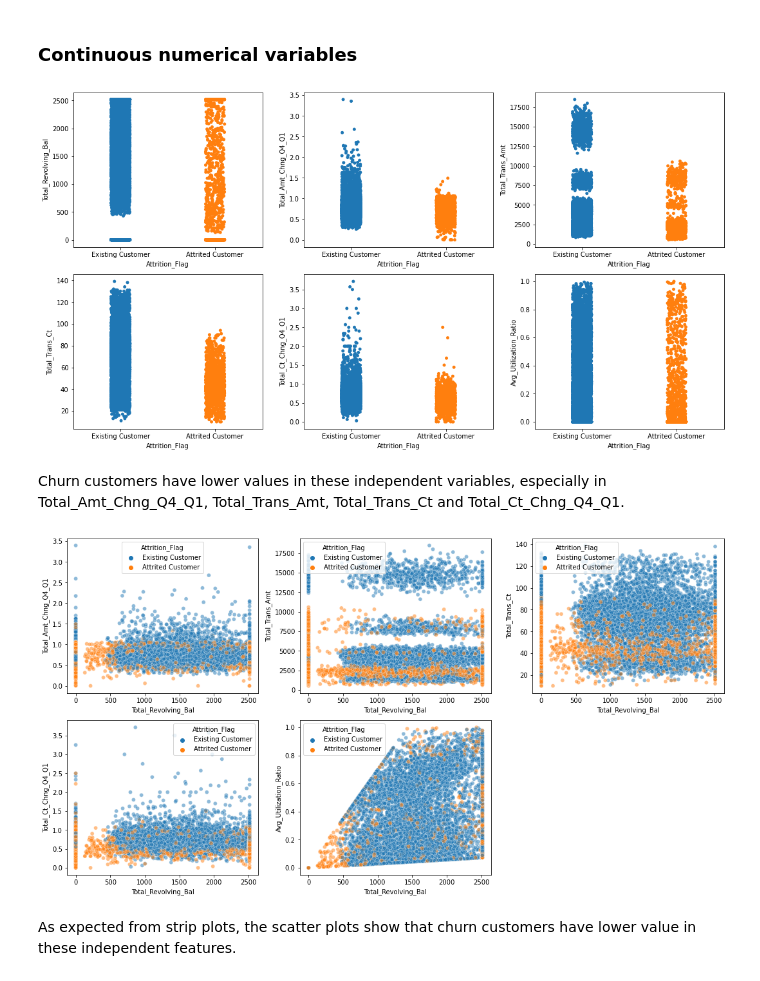
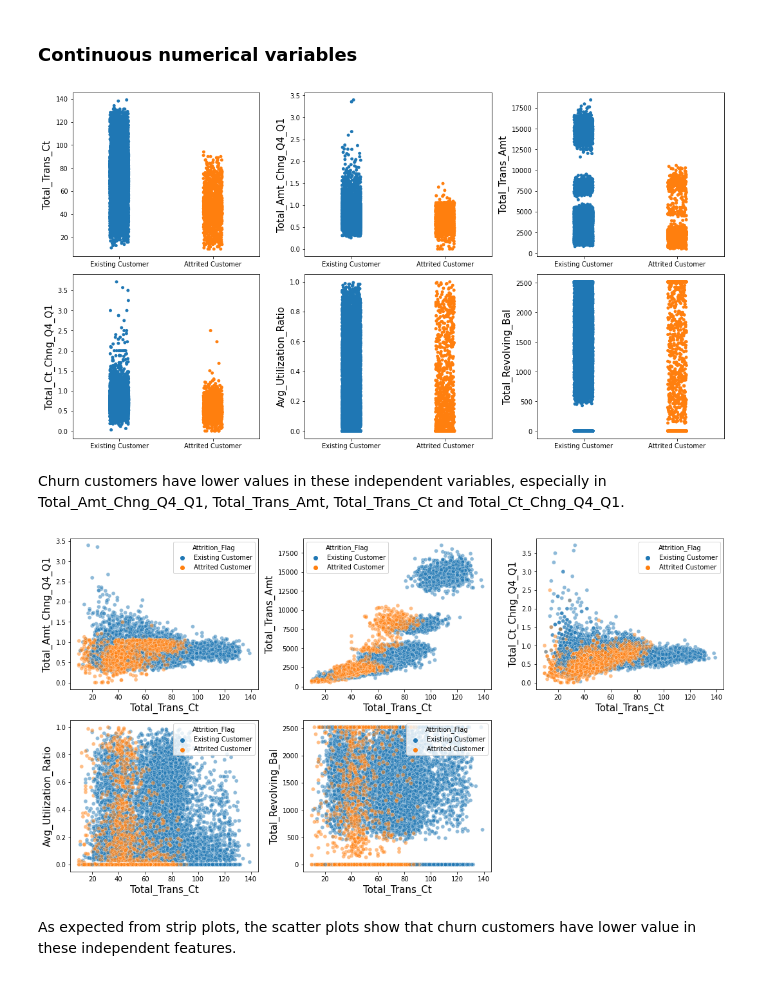
Before and after one commit to machquocvu/Springboard_Capstone2, a Jupyter notebook: Code/Capstone2_EDA.ipynb, the cells around one changed output. Cells and saved outputs as stored; diff of their text form; code cells hidden in the pictures.

```diff
--- a/Code/Capstone2_EDA.ipynb
+++ b/Code/Capstone2_EDA.ipynb
@@ -347,8 +358,8 @@ It is intersting that 100% customers with 6 times of contacts during a year did
 # %%
 # Per boxplot, these independent variables may have strong relationship with the dependend variable
 
-numlist = ['Total_Revolving_Bal','Total_Amt_Chng_Q4_Q1', 'Total_Trans_Amt',
-           'Total_Trans_Ct', 'Total_Ct_Chng_Q4_Q1', 'Avg_Utilization_Ratio']
+numlist = [ 'Total_Trans_Ct', 'Total_Amt_Chng_Q4_Q1', 'Total_Trans_Amt',
+            'Total_Ct_Chng_Q4_Q1', 'Avg_Utilization_Ratio', 'Total_Revolving_Bal']
 # %%
 # Stripplot to explore distribution
 
@@ -356,21 +367,25 @@ plt.figure(figsize=(15, 8))
 for i in range(len(numlist)):
     plt.subplot(2, 3, i+1)
     sns.stripplot(x='Attrition_Flag', y=numlist[i], data=churn_num)
+    plt.xlabel('')
+    plt.ylabel(numlist[i], fontsize=15)
 plt.tight_layout()
 # %% [output]
-[figure, old version]
+[figure, new version]
 # %% [markdown]
 Churn customers have lower values in these independent variables, especially in Total_Amt_Chng_Q4_Q1, Total_Trans_Amt, Total_Trans_Ct and Total_Ct_Chng_Q4_Q1.
 # %%
 # Scatter plot between Total_Revolving_Bal and other independent variables
 
 plt.figure(figsize=(15, 8))
 for i in range(len(numlist)-1):
     plt.subplot(2, 3, i+1)
-    sns.scatterplot(x='Total_Revolving_Bal', y=numlist[i+1], hue='Attrition_Flag', data=churn, alpha=0.5)
+    sns.scatterplot(x='Total_Trans_Ct', y=numlist[i+1], hue='Attrition_Flag', data=churn, alpha=0.5)
+    plt.xlabel('Total_Trans_Ct', fontsize=15)
+    plt.ylabel(numlist[i+1], fontsize=15)
 plt.tight_layout()
 # %% [output]
-[figure, old version]
+[figure, new version]
 # %% [markdown]
 As expected from strip plots, the scatter plots show that churn customers have lower value in these independent features.
 # %%
```
Also changed, not shown: parts of 4 cells of this notebook, 2 other files.
